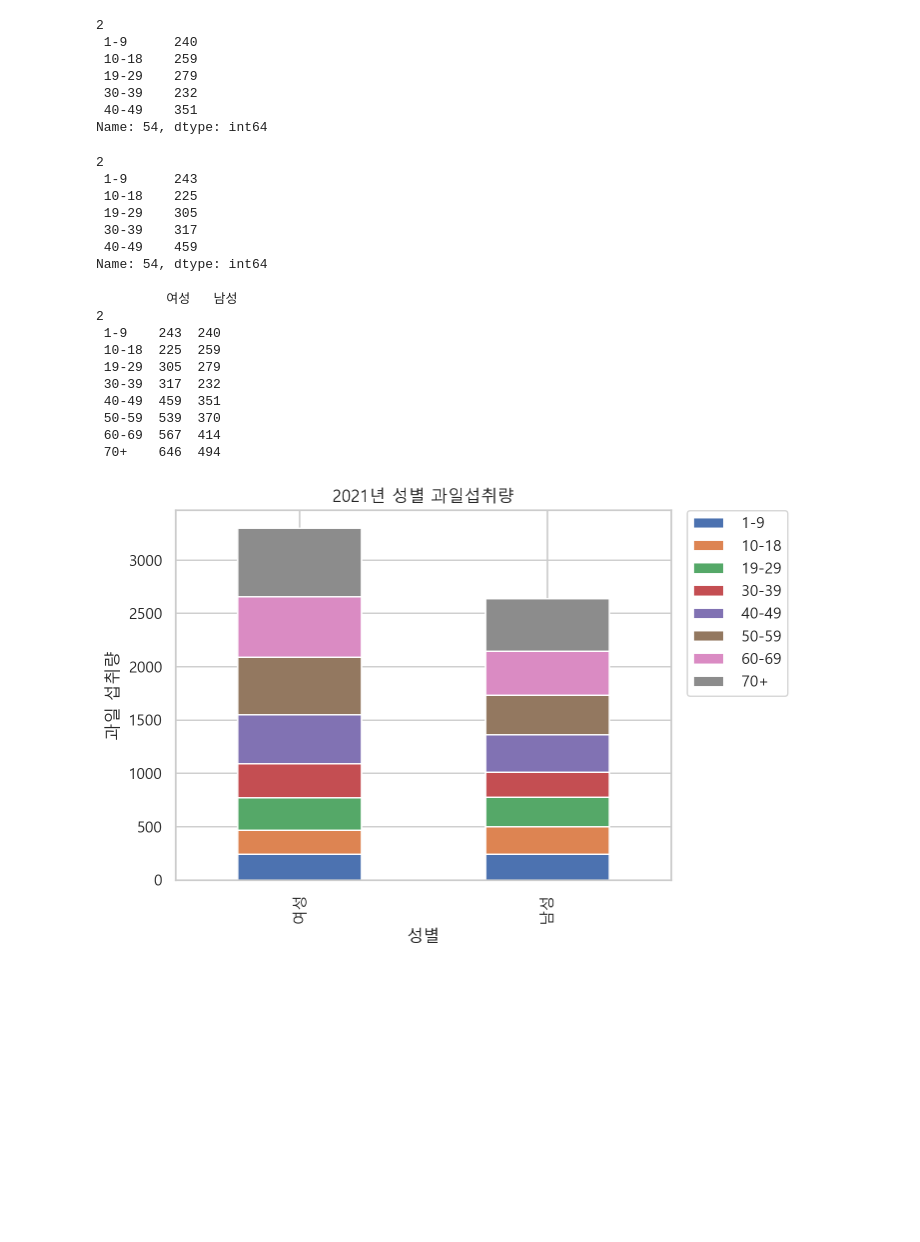
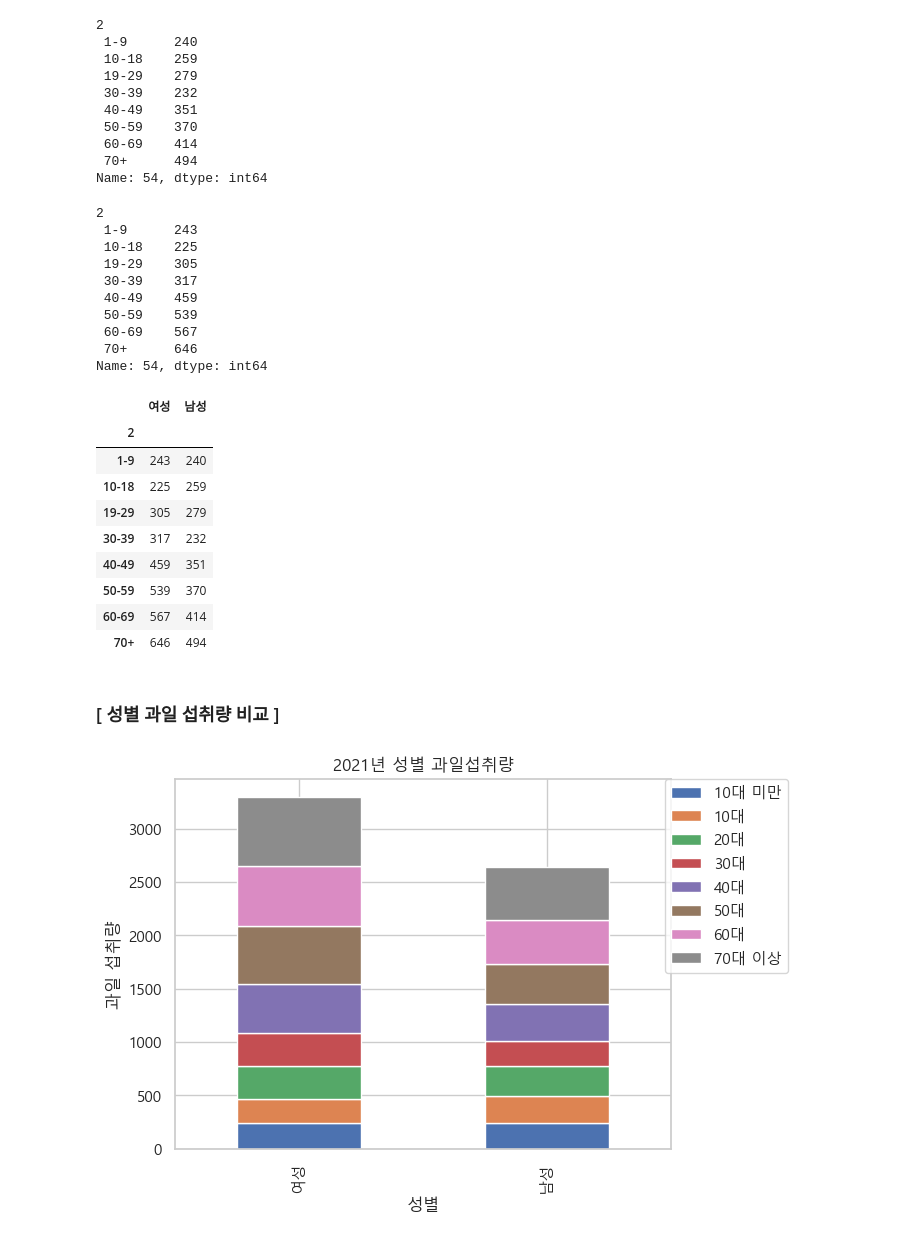
Before and after one commit to jdawoony/big-data-analytics, a Jupyter notebook: 데이터분석 (국내 과일 시장과 소비 분석).ipynb, the cells around one changed output. Drawn from its saved outputs; the diff is of its cells as text; code cells hidden in the pictures; blank space fills up the shorter version.

```diff
--- a/데이터분석 (국내 과일 시장과 소비 분석).ipynb
+++ b/데이터분석 (국내 과일 시장과 소비 분석).ipynb
@@ -201,24 +208,0 @@ print(price_df.head())
-# %%
-import pandas as pd
-import seaborn as sns
-import matplotlib.pyplot as plt
-
-df3 = price_df
-
-# 그래프 설정
-sns.set(style='whitegrid', font='Malgun Gothic', font_scale=1)
-ax = sns.lineplot(data=df2, markers=True, dashes=False)
-
-# bar 차트 추가
-ax2 = ax.twinx()
-ax2 = sns.barplot(data=df3, alpha=0.5, color='g', ax=ax2)
-
-# 범례 위치 조정
-ax.legend(loc='upper left', bbox_to_anchor=(1.02, 1.02))
-ax2.legend(loc='upper right', bbox_to_anchor=(1.02, 0.95))
-
-# 라벨 및 타이틀 설정
-ax.set(xlabel='년도', ylabel='섭취량', title='물가상승률과 연도에 따른 소득수준별 과일섭취량 추이')
-
-# 그래프 보여주기
-plt.show()
@@ -271,7 +269,7 @@ male_data=male_data.iloc[:,24::3]
 
 # 2021 남성 섭취 데이터만 수집
 male_data = male_data.iloc[:,9]
-print(male_data.head())
+male_data
 # %% [output]
 2
  1-9      240
@@ -279,6 +277,9 @@ print(male_data.head())
  19-29    279
  30-39    232
  40-49    351
+ 50-59    370
+ 60-69    414
+ 70+      494
 Name: 54, dtype: int64
 # %%
 # 2012~2021 여성 섭취 데이터만 수집
@@ -287,7 +288,7 @@ female_data=female_data.iloc[:,24::3]
 
 # 2021 여성 섭취 데이터만 수집
 female_data = female_data.iloc[:,9]
-print(female_data.head())
+female_data
 # %% [output]
 2
  1-9      243
@@ -295,35 +296,40 @@ print(female_data.head())
  19-29    305
  30-39    317
  40-49    459
+ 50-59    539
+ 60-69    567
+ 70+      646
 Name: 54, dtype: int64
 # %%
 total = {'여성':female_data, '남성':male_data}
 total_data = pd.DataFrame(total)
-print(total_data)
+total_data
 # %% [output]
-         여성   남성
-2
- 1-9    243  240
- 10-18  225  259
- 19-29  305  279
- 30-39  317  232
- 40-49  459  351
- 50-59  539  370
- 60-69  567  414
- 70+    646  494
+|  | 여성 | 남성 |
+| 2 |  |  |
+| 1-9 | 243 | 240 |
+| 10-18 | 225 | 259 |
+| 19-29 | 305 | 279 |
+| 30-39 | 317 | 232 |
+| 40-49 | 459 | 351 |
+| 50-59 | 539 | 370 |
+| 60-69 | 567 | 414 |
+| 70+ | 646 | 494 |
+# %%
+total_data.index=['10대 미만','10대','20대','30대','40대','50대','60대','70대 이상'] # 인덱스명 변경
 # %%
-total_data = total_data.T
+total_data_copy = total_data.T # x축 y축 치환
+# %% [markdown]
+### [ 성별 과일 섭취량 비교 ]
 # %%
-import matplotlib.pyplot as plt
-
-total_data.plot(kind='bar', stacked=True)
+total_data_copy.plot(kind='bar', stacked=True)
 plt.title('2021년 성별 과일섭취량')
 plt.xlabel('성별')
 plt.ylabel('과일 섭취량')
 
 # 범례 위치와 레이아웃 조정
 plt.legend(loc='upper right', bbox_to_anchor=(1.25, 1.02))
 
 plt.show()
 # %% [output]
-[figure, old version]
+[figure, new version]
```
Also changed, not shown: parts of 46 cells of this notebook.
